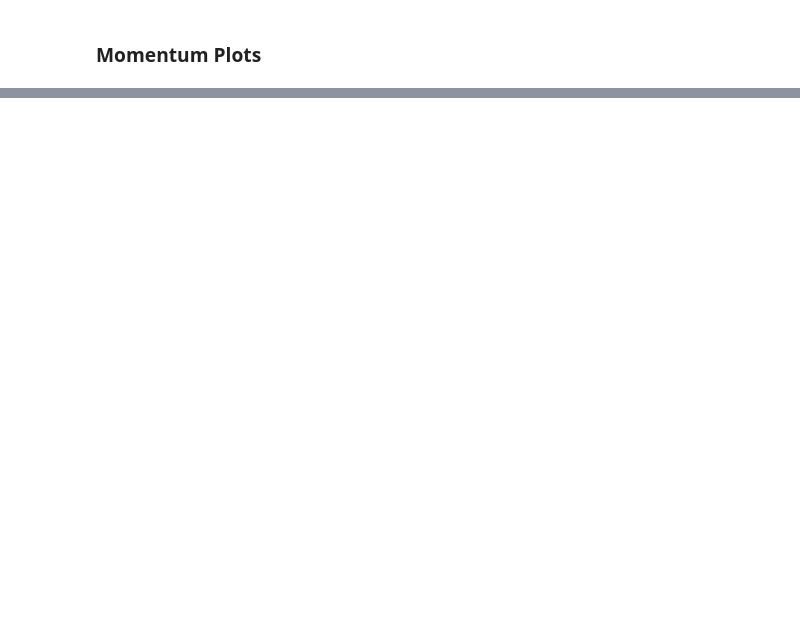
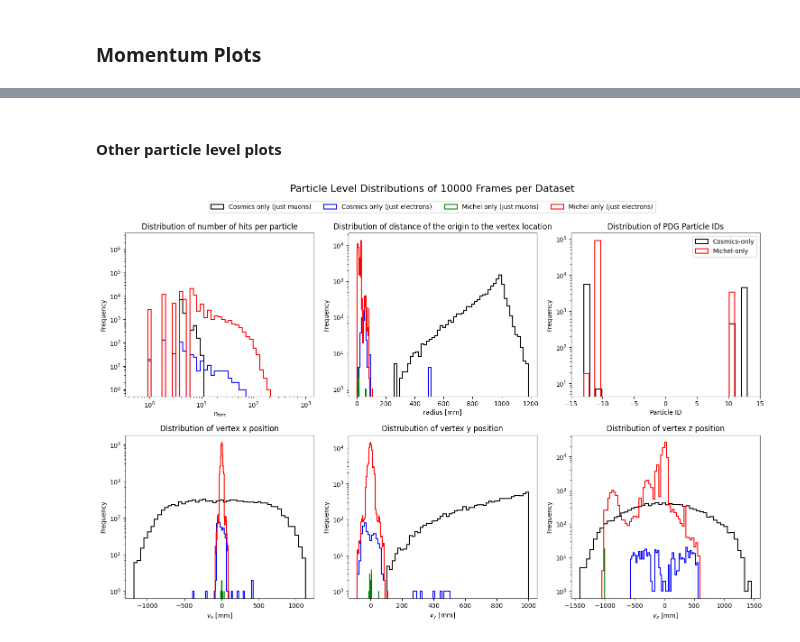
Before and after one commit to sdittmeier/Mu3eCosmicGNN, a Jupyter notebook: examples/Cosmic_GNN/particle_level_control.ipynb, the cells around one changed output, grey strips where cells are left out. Drawn from its saved outputs; the diff is of its cells as text; code cells hidden in the pictures; blank space fills up the shorter version.

```diff
--- a/examples/Cosmic_GNN/particle_level_control.ipynb
+++ b/examples/Cosmic_GNN/particle_level_control.ipynb
@@ -198,0 +312,75 @@ plt.show()
+# %% [markdown]
+#### Other particle level plots
+# %%
+plot_file_name = 'other_plots_c_m.pdf'
+
+fig, axs = plt.subplots(2, 3, figsize=(15, 10))
+
+axs[0,0].hist(nhits_c[0], bins=np.logspace(np.log10(0.5), 3, 50), linewidth=1.5, edgecolor='black', histtype='step', label='Cosmics only (just muons)')
+axs[0,0].hist(nhits_c[1], bins=np.logspace(np.log10(0.5), 3, 50), linewidth=1.5, edgecolor='blue', histtype='step', label='Cosmics only (just electrons)')
+axs[0,0].hist(nhits_m[0], bins=np.logspace(np.log10(0.5), 3, 50), linewidth=1.5, edgecolor='green', histtype='step', label='Michel only (just muons)')
+axs[0,0].hist(nhits_m[1], bins=np.logspace(np.log10(0.5), 3, 50), linewidth=1.5, edgecolor='red', histtype='step', label='Michel only (just electrons)')
+#axs[0,0].hist(nhits_cm[0], bins=np.logspace(np.log10(0.5), 3, 50), linewidth=1.5, edgecolor='blue', histtype='step', label='Cosmic Michel (just muons)')
+#axs[0,0].hist(nhits_cm[1], bins=np.logspace(np.log10(0.5), 3, 50), linewidth=1.5, edgecolor='green', histtype='step', label='Cosmic Michel (just electrons)')
+axs[0,0].set_xlabel(r'$n_{hits}$')
+axs[0,0].set_xscale('log')
+axs[0,0].set_ylim(0.5,5*10**6)
+axs[0,0].set_title('Distribution of number of hits per particle')
+
+axs[0,1].hist(radius_c[0], bins=50, linewidth=1.5, edgecolor='black', histtype='step')
+axs[0,1].hist(radius_c[1], bins=50, linewidth=1.5, edgecolor='blue', histtype='step')
+axs[0,1].hist(radius_m[0], bins=50, linewidth=1.5, edgecolor='green', histtype='step')
+axs[0,1].hist(radius_m[1], bins=50, linewidth=1.5, edgecolor='red', histtype='step')
+#axs[0,1].hist(radius_cm[0], bins=50, linewidth=1.5, edgecolor='blue', histtype='step', label='Cosmic Michel (just muons)')
+#axs[0,1].hist(radius_cm[1], bins=50, linewidth=1.5, edgecolor='green', histtype='step', label='Cosmic Michel (just electrons)')
+axs[0,1].set_xlabel('radius [mm]')
+axs[0,1].set_title('Distribution of distance of the origin to the vertex location')
+
+axs[0,2].hist(pid_c, bins=27, linewidth=1.5, edgecolor='black', histtype='step', label='Cosmics-only')
+axs[0,2].hist(pid_m, bins=27, linewidth=1.5, edgecolor='red', histtype='step', label='Michel-only')
+axs[0,2].legend()
+#axs[0,2].hist(pid_cm, bins=27, linewidth=1.5, edgecolor='red', histtype='step', label='Cosmic Michel')
+axs[0,2].set_xlabel('Particle ID')
+axs[0,2].set_xlim(-15,15)
+axs[0,2].set_title('Distribution of PDG Particle IDs')
+
+axs[1,0].hist(v_mu_c[0], bins=50, linewidth=1.5, edgecolor='black', histtype='step')
+axs[1,0].hist(v_e_c[0], bins=50, linewidth=1.5, edgecolor='blue', histtype='step')
+axs[1,0].hist(v_mu_m[0], bins=50, linewidth=1.5, edgecolor='green', histtype='step')
+axs[1,0].hist(v_e_m[0], bins=50, linewidth=1.5, edgecolor='red', histtype='step')
+#axs[1,0].hist(v_mu_cm[0], bins=50, linewidth=1.5, edgecolor='blue', histtype='step', label='Cosmic Michel (just muons)')
+#axs[1,0].hist(v_e_cm[0], bins=50, linewidth=1.5, edgecolor='green', histtype='step', label='Cosmic Michel (just electrons)')
+axs[1,0].set_xlabel(r'$v_x$ [mm]')
+axs[1,0].set_title('Distribution of vertex x position')
+
+axs[1,1].hist(v_mu_c[1], bins=50, linewidth=1.5, edgecolor='black', histtype='step')
+axs[1,1].hist(v_e_c[1], bins=50, linewidth=1.5, edgecolor='blue', histtype='step')
+axs[1,1].hist(v_mu_m[1], bins=50, linewidth=1.5, edgecolor='green', histtype='step')
+axs[1,1].hist(v_e_m[1], bins=50, linewidth=1.5, edgecolor='red', histtype='step')
+#axs[1,1].hist(v_mu_cm[1], bins=50, linewidth=1.5, edgecolor='blue', histtype='step', label='Cosmic Michel (just muons)')
+#axs[1,1].hist(v_e_cm[1], bins=50, linewidth=1.5, edgecolor='green', histtype='step', label='Cosmic Michel (just electrons)')
+axs[1,1].set_xlabel(r'$v_y$ [mm]')
+axs[1,1].set_title('Distrubution of vertex y position')
+
+axs[1,2].hist(v_mu_c[2], bins=50, linewidth=1.5, edgecolor='black', histtype='step')
+axs[1,2].hist(v_e_c[2], bins=50, linewidth=1.5, edgecolor='blue', histtype='step')
+axs[1,2].hist(v_mu_m[2], bins=50, linewidth=1.5, edgecolor='green', histtype='step')
+axs[1,2].hist(v_e_m[2], bins=50, linewidth=1.5, edgecolor='red', histtype='step')
+#axs[1,2].hist(v_mu_cm[2], bins=50, linewidth=1.5, edgecolor='blue', histtype='step', label='Cosmic Michel (just muons)')
+#axs[1,2].hist(v_e_cm[2], bins=50, linewidth=1.5, edgecolor='green', histtype='step', label='Cosmic Michel (just electrons)')
+axs[1,2].set_xlabel(r'$v_z$ [mm]')
+axs[1,2].set_title('Distribution of vertex z position')
+
+for ax in axs.flat:
+    ax.set_ylabel('Frequency')
+    ax.set_yscale('log')
+
+h, l = axs[0,0].get_legend_handles_labels()
+
+fig.legend(h, l, loc='upper center', ncol=4, bbox_to_anchor=(0.5, 0.95))
+plt.tight_layout(rect=[0, 0, 1, 0.91])
+fig.suptitle(f'Particle Level Distributions of {n_cosmic_events} Frames per Dataset', fontsize=16)
+fig.savefig(pcle_results_path + plot_file_name, format="pdf", bbox_inches="tight")
+plt.show()
+# %% [output]
+[figure, added]
```
Also changed, not shown: parts of 6 cells of this notebook.
